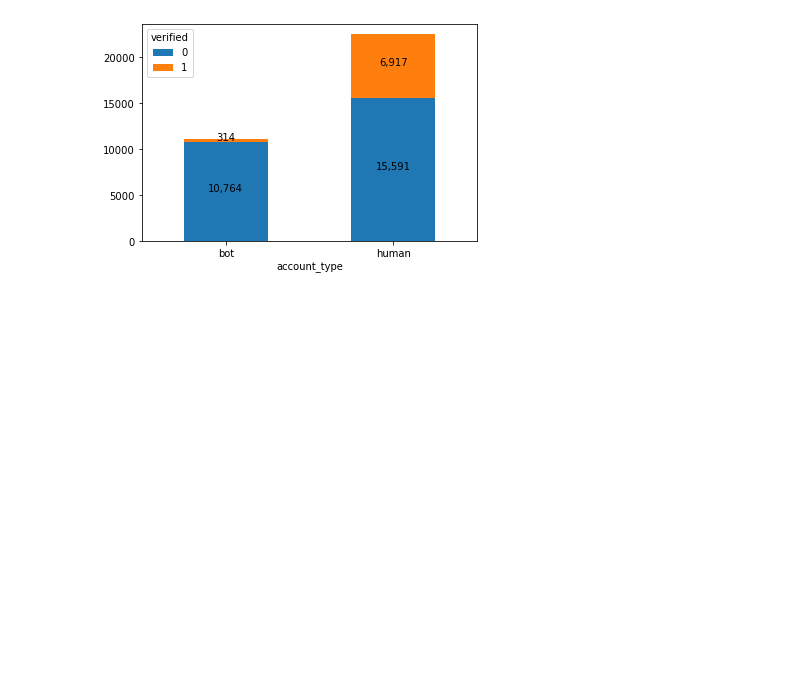
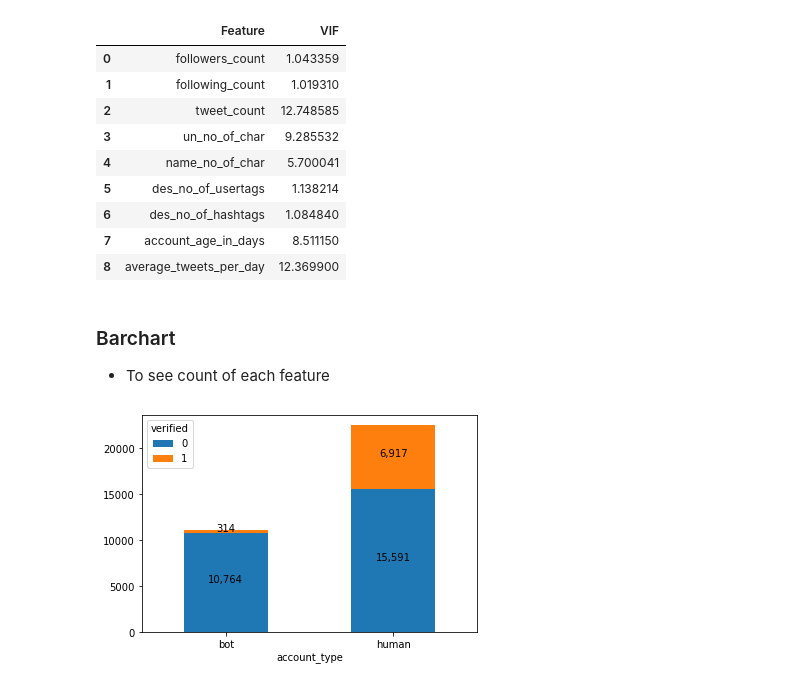
Before and after one commit to ShyamalSankar/BT4012, a Jupyter notebook: EDA.ipynb, the cells around one changed output. Cells and saved outputs as stored; diff of their text form; code cells hidden in the pictures; blank space fills up the shorter version.

```diff
--- a/EDA.ipynb
+++ b/EDA.ipynb
@@ -278,3 +294,38 @@ t = fig.suptitle('Correlation Heatmap', fontsize=14, fontweight='bold')
+# %%
+df_continuous = new_df_tweets[["followers_count",
+                               "following_count",
+                               "tweet_count",
+                               "un_no_of_char",
+                               "name_no_of_char",
+                               "des_no_of_usertags",
+                               "des_no_of_hashtags",
+                               "account_age_in_days",
+                               "average_tweets_per_day"]]
+
+df_continuous.fillna(0, inplace=True)
+
+# VIF Data Frame
+df_vif = pd.DataFrame()
+df_vif["Feature"] = df_continuous.columns
+
+# Calculating VIF for each feature
+df_vif["VIF"] = [variance_inflation_factor(df_continuous.values, i) for i in range(len(df_continuous.columns))]
+
+df_vif
+# %% [output]
+|  | Feature | VIF |
+| 0 | followers_count | 1.043359 |
+| 1 | following_count | 1.019310 |
+| 2 | tweet_count | 12.748585 |
+| 3 | un_no_of_char | 9.285532 |
+| 4 | name_no_of_char | 5.700041 |
+| 5 | des_no_of_usertags | 1.138214 |
+| 6 | des_no_of_hashtags | 1.084840 |
+| 7 | account_age_in_days | 8.511150 |
+| 8 | average_tweets_per_day | 12.369900 |
+# %% [markdown]
+### Barchart
+* To see count of each feature
 # %%
 target_col: str = "verified"
 twitter_accounts_df2 = new_df_tweets.groupby([grouped, target_col])[grouped].count().unstack(target_col)
```
Also changed, not shown: parts of 14 cells of this notebook, 2 other files.
